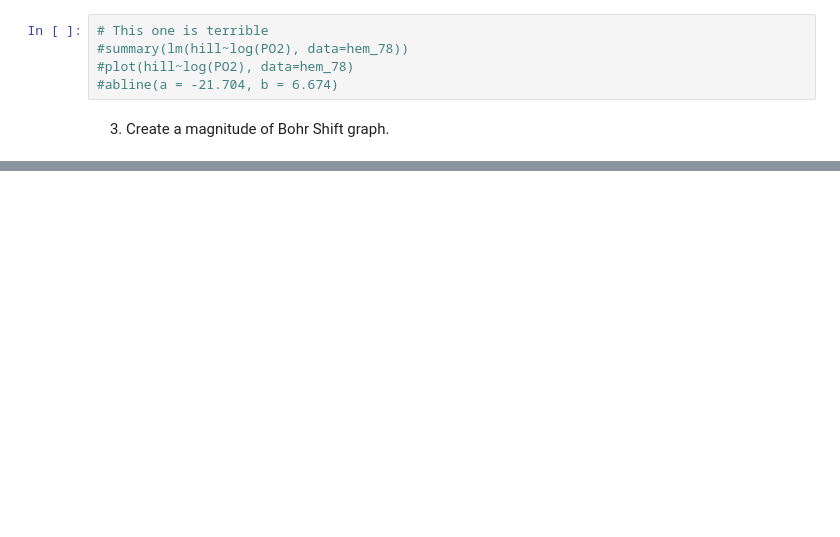
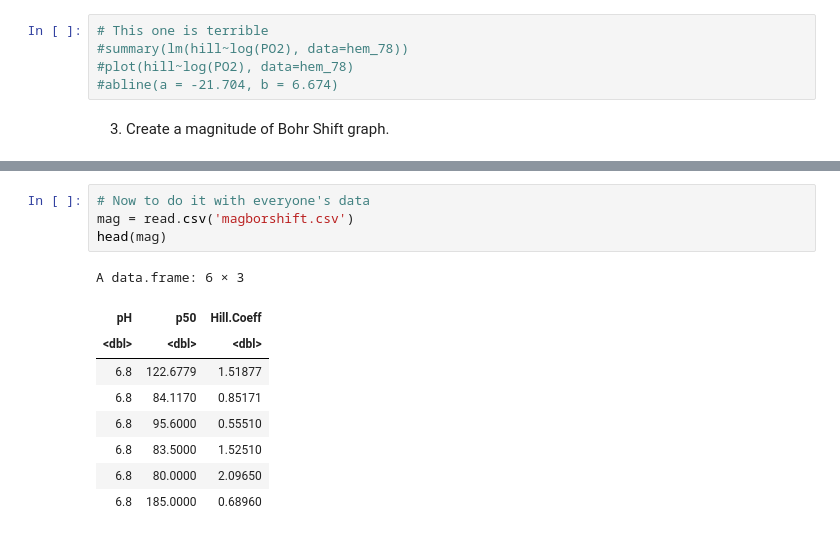
Before and after one commit to andrew2165/biometry_notebooks, a Jupyter notebook: OxygenEqOfHemocyanin.ipynb, the cells around one changed output, grey strips where cells are left out. Cells and saved outputs as stored; diff of their text form; blank space fills up the shorter version.

```diff
--- a/OxygenEqOfHemocyanin.ipynb
+++ b/OxygenEqOfHemocyanin.ipynb
@@ -297,3 +309,17 @@ Residual standard error: 0.1069 on 1 degrees of freedom
 Multiple R-squared:  0.9906,    Adjusted R-squared:  0.9812
 F-statistic: 105.6 on 1 and 1 DF,  p-value: 0.06176
 [figure]
+# %%
+# Now to do it with everyone's data
+mag = read.csv('magborshift.csv')
+head(mag)
+# %% [output]
+A data.frame: 6 × 3
+| pH | p50 | Hill.Coeff |
+| <dbl> | <dbl> | <dbl> |
+| 6.8 | 122.6779 | 1.51877 |
+| 6.8 | 84.1170 | 0.85171 |
+| 6.8 | 95.6000 | 0.55510 |
+| 6.8 | 83.5000 | 1.52510 |
+| 6.8 | 80.0000 | 2.09650 |
+| 6.8 | 185.0000 | 0.68960 |
```
Also changed, not shown: parts of 5 cells of this notebook.
